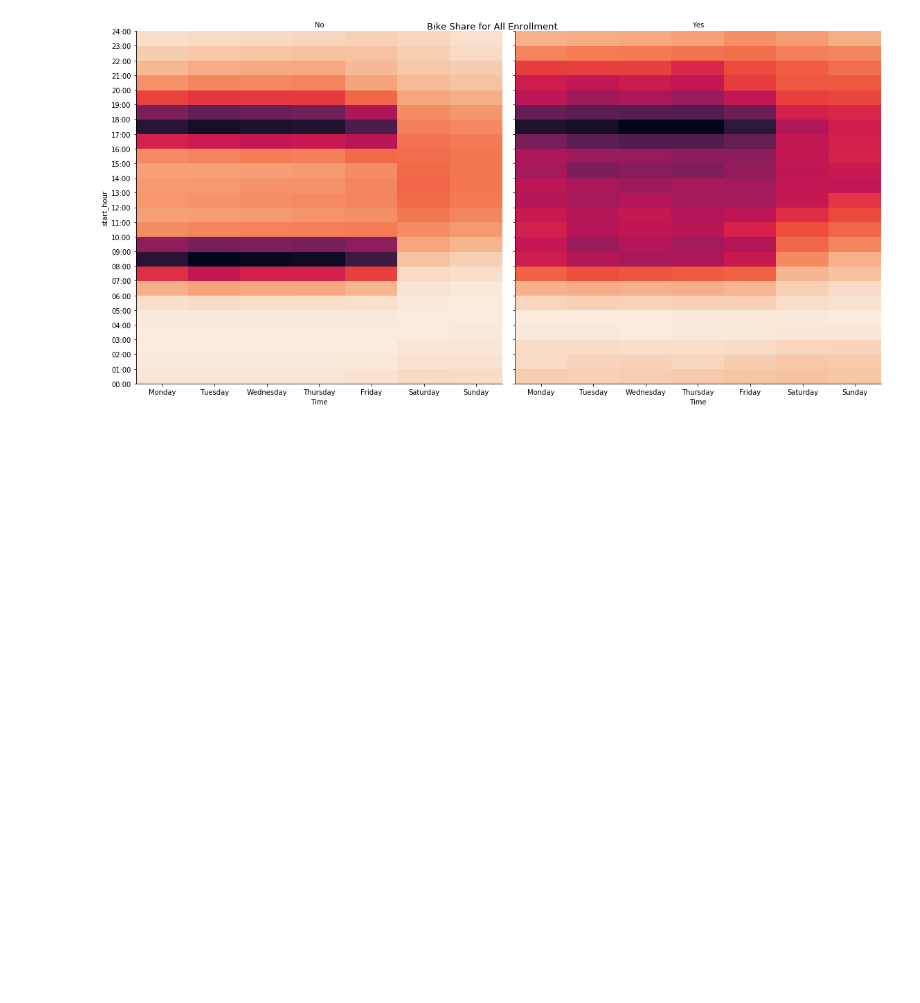
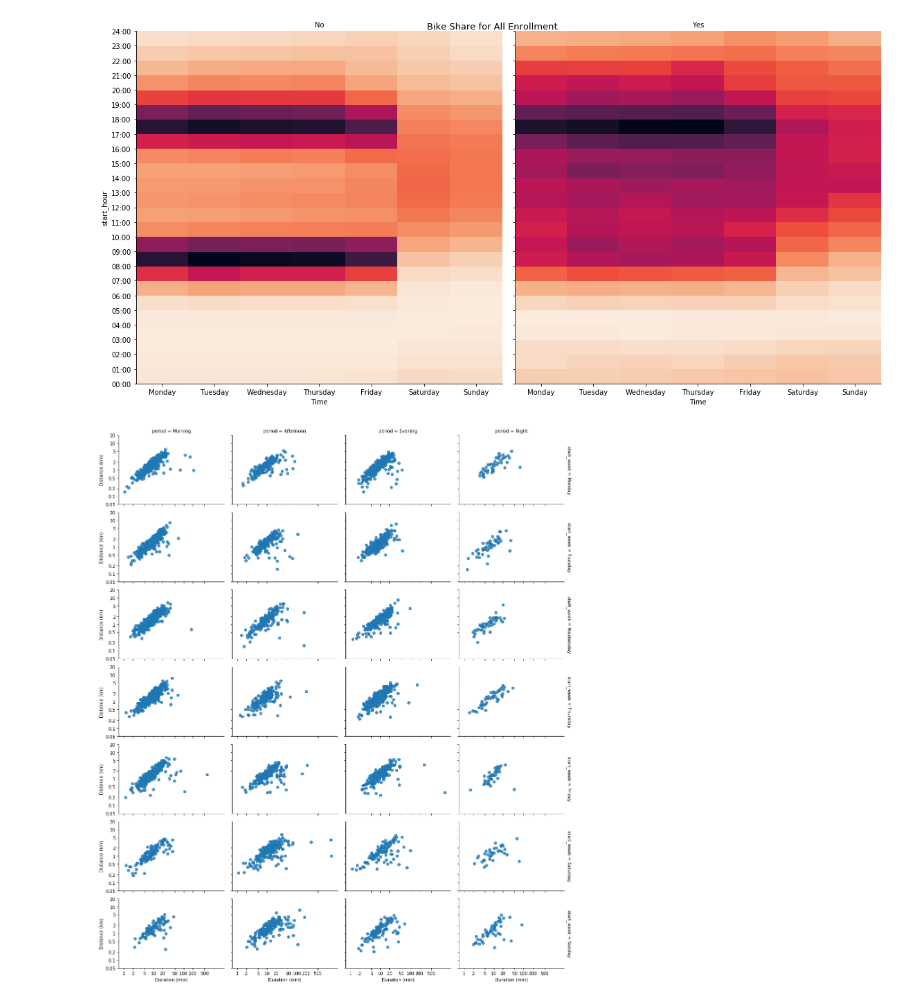
Before and after one commit to sclkan/Lyft-Analysis, a Jupyter notebook: lyft_baywheels_analysis.ipynb, the cells around one changed output. Saved outputs shown, nothing was run; the diff lists cells and outputs as text; code cells hidden in the pictures; blank space fills up the shorter version.

```diff
--- a/lyft_baywheels_analysis.ipynb
+++ b/lyft_baywheels_analysis.ipynb
@@ -523,3 +512,20 @@ g.set_titles('{col_name}')
 g.fig.suptitle('Bike Share for All Enrollment', fontsize=13);
 # %% [output]
 [figure]
+# %%
+g= sb.FacetGrid(data=df_samp, col='period', row='start_week', height=2.5,  aspect=1.5, margin_titles = True)
+g= g.map(plt.scatter, 'log_min', 'log_distance')
+
+tick_locs1= [1,2,5,10,20,50,100,200, 500] # values for duration
+tick_locs2= [0.05,0.1,0.2,0.5,1,2,5,10,20] # values for distance
+
+g.set(xticks=log_trans(tick_locs1))
+g.set(xticklabels= tick_locs1)
+
+g.set(yticks=log_trans(tick_locs2))
+g.set(yticklabels= tick_locs2)
+
+g.set_xlabels('Duration (min)')
+g.set_ylabels('Distance (km)');
+# %% [output]
+[figure, added]
```
Also changed, not shown: parts of 13 cells of this notebook.
